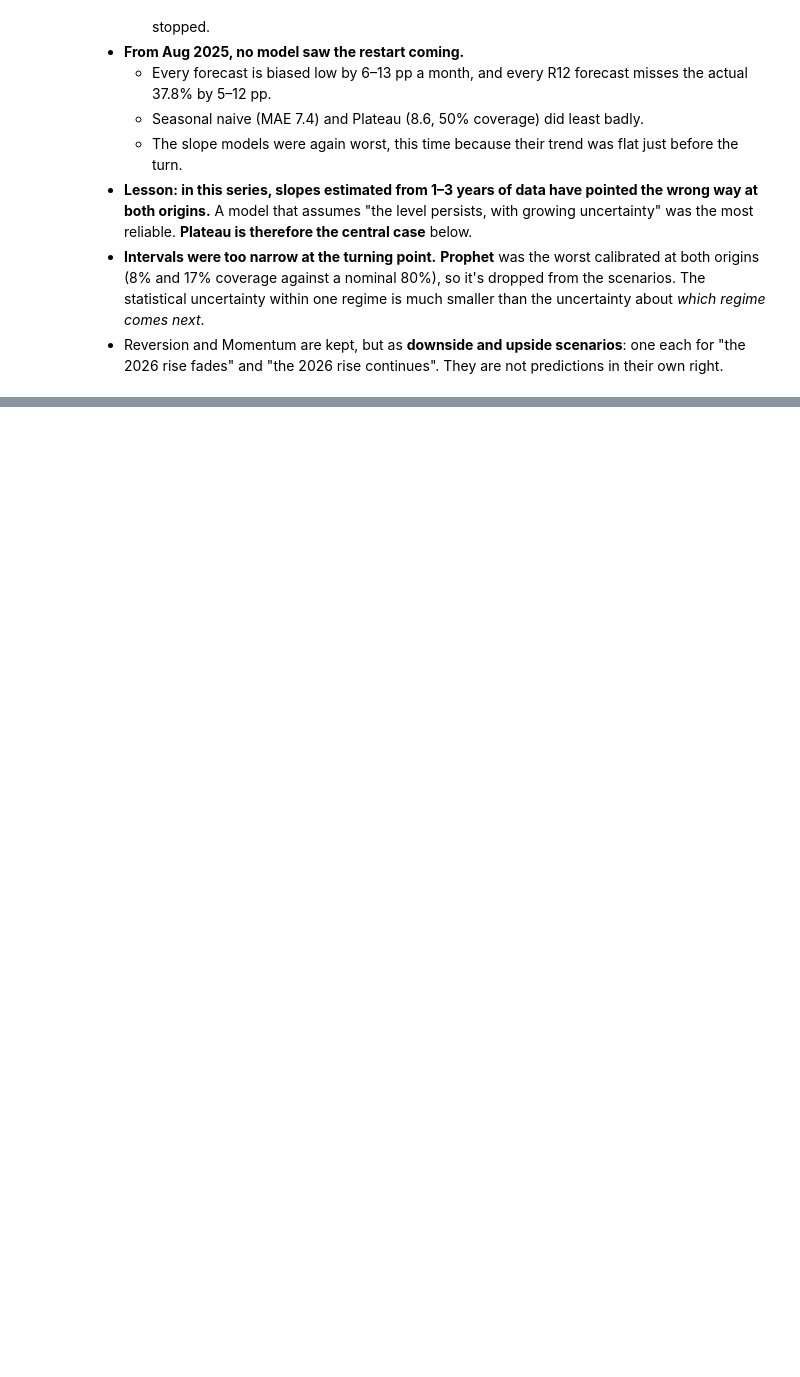
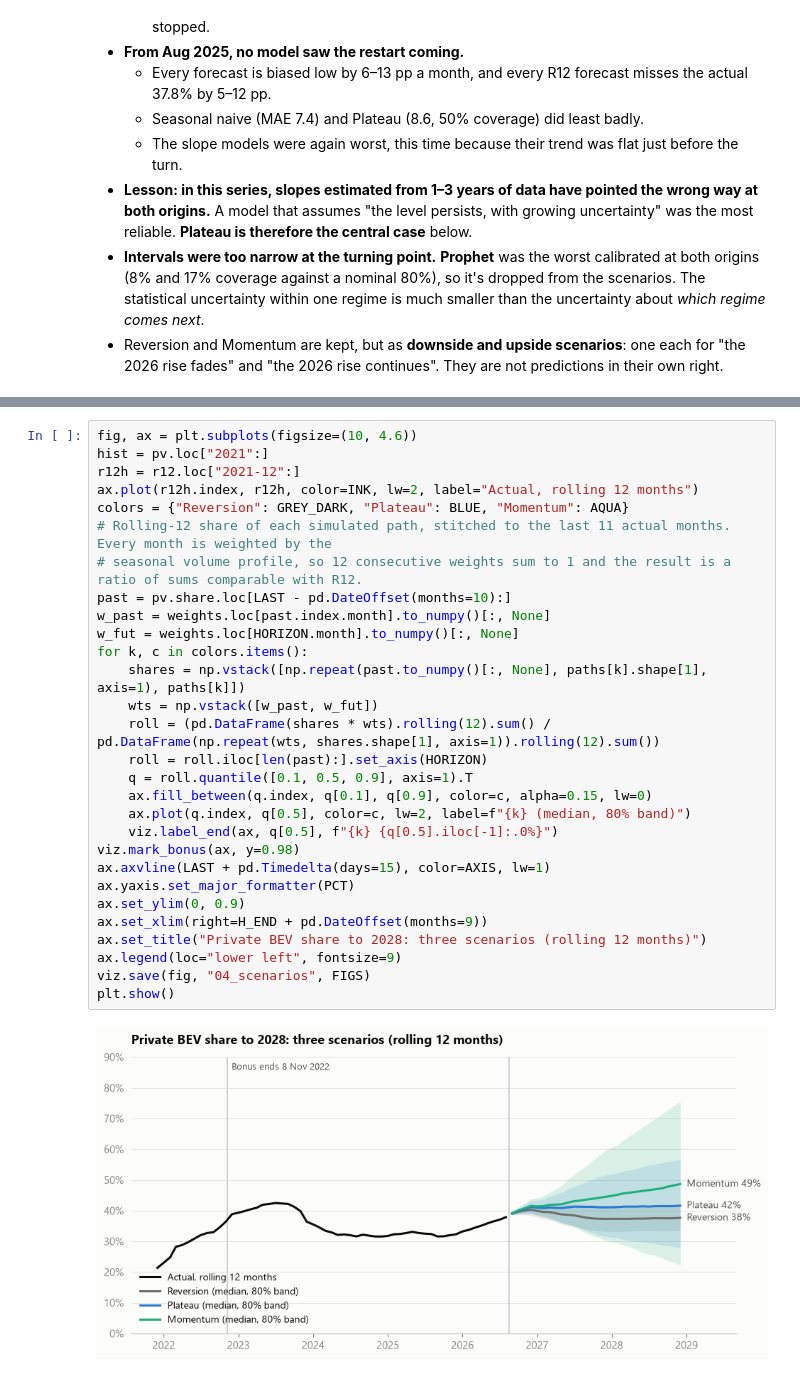
Before and after one commit to suv999/sweden-ev-adoption, a Jupyter notebook: notebooks/04_forecast.ipynb, the cells around one changed output, grey strips where cells are left out. Saved outputs shown, nothing was run; the diff lists cells and outputs as text; blank space fills up the shorter version.

```diff
--- a/notebooks/04_forecast.ipynb
+++ b/notebooks/04_forecast.ipynb
@@ -267,0 +325,31 @@ plt.show()
+# %%
+fig, ax = plt.subplots(figsize=(10, 4.6))
+hist = pv.loc["2021":]
+r12h = r12.loc["2021-12":]
+ax.plot(r12h.index, r12h, color=INK, lw=2, label="Actual, rolling 12 months")
+colors = {"Reversion": GREY_DARK, "Plateau": BLUE, "Momentum": AQUA}
+# Rolling-12 share of each simulated path, stitched to the last 11 actual months. Every month is weighted by the
+# seasonal volume profile, so 12 consecutive weights sum to 1 and the result is a ratio of sums comparable with R12.
+past = pv.share.loc[LAST - pd.DateOffset(months=10):]
+w_past = weights.loc[past.index.month].to_numpy()[:, None]
+w_fut = weights.loc[HORIZON.month].to_numpy()[:, None]
+for k, c in colors.items():
+    shares = np.vstack([np.repeat(past.to_numpy()[:, None], paths[k].shape[1], axis=1), paths[k]])
+    wts = np.vstack([w_past, w_fut])
+    roll = (pd.DataFrame(shares * wts).rolling(12).sum() / pd.DataFrame(np.repeat(wts, shares.shape[1], axis=1)).rolling(12).sum())
+    roll = roll.iloc[len(past):].set_axis(HORIZON)
+    q = roll.quantile([0.1, 0.5, 0.9], axis=1).T
+    ax.fill_between(q.index, q[0.1], q[0.9], color=c, alpha=0.15, lw=0)
+    ax.plot(q.index, q[0.5], color=c, lw=2, label=f"{k} (median, 80% band)")
+    viz.label_end(ax, q[0.5], f"{k} {q[0.5].iloc[-1]:.0%}")
+viz.mark_bonus(ax, y=0.98)
+ax.axvline(LAST + pd.Timedelta(days=15), color=AXIS, lw=1)
+ax.yaxis.set_major_formatter(PCT)
+ax.set_ylim(0, 0.9)
+ax.set_xlim(right=H_END + pd.DateOffset(months=9))
+ax.set_title("Private BEV share to 2028: three scenarios (rolling 12 months)")
+ax.legend(loc="lower left", fontsize=9)
+viz.save(fig, "04_scenarios", FIGS)
+plt.show()
+# %% [output]
+[figure, added]
```
Also changed, not shown: parts of 4 cells of this notebook.
